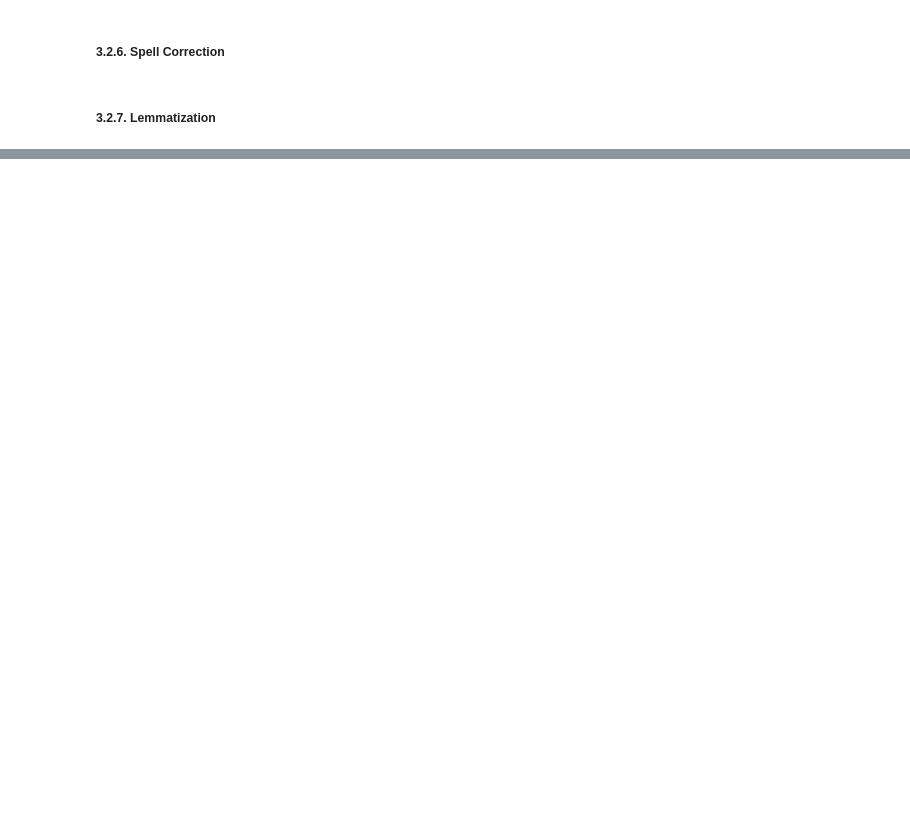
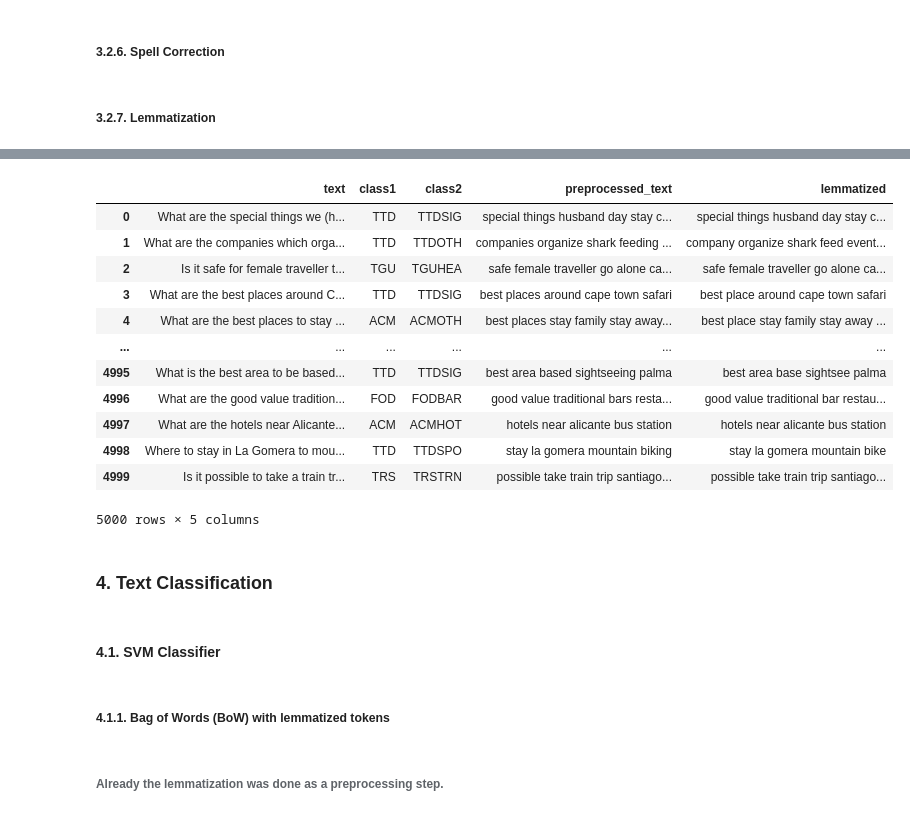
Before and after one commit to tsj1992/CS5616-NLP-A4, a Jupyter notebook: CS5616 - NLP - A4 - Text Classification.ipynb, the cells around one changed output, grey strips where cells are left out. Saved outputs shown, nothing was run; the diff lists cells and outputs as text; code cells hidden in the pictures; blank space fills up the shorter version.

```diff
--- a/CS5616 - NLP - A4 - Text Classification.ipynb
+++ b/CS5616 - NLP - A4 - Text Classification.ipynb
@@ -336,0 +351,24 @@ Name: lemmatized, Length: 5000, dtype: object
+# %%
+df
+# %% [output]
+|  | text | class1 | class2 | preprocessed_text | lemmatized |
+| 0 | What are the special things we (h... | TTD | TTDSIG | special things husband day stay c... | special things husband day stay c... |
+| 1 | What are the companies which orga... | TTD | TTDOTH | companies organize shark feeding ... | company organize shark feed event... |
+| 2 | Is it safe for female traveller t... | TGU | TGUHEA | safe female traveller go alone ca... | safe female traveller go alone ca... |
+| 3 | What are the best places around C... | TTD | TTDSIG | best places around cape town safari | best place around cape town safari |
+| 4 | What are the best places to stay ... | ACM | ACMOTH | best places stay family stay away... | best place stay family stay away ... |
+| ... | ... | ... | ... | ... | ... |
+| 4995 | What is the best area to be based... | TTD | TTDSIG | best area based sightseeing palma | best area base sightsee palma |
+| 4996 | What are the good value tradition... | FOD | FODBAR | good value traditional bars resta... | good value traditional bar restau... |
+| 4997 | What are the hotels near Alicante... | ACM | ACMHOT | hotels near alicante bus station | hotels near alicante bus station |
+| 4998 | Where to stay in La Gomera to mou... | TTD | TTDSPO | stay la gomera mountain biking | stay la gomera mountain bike |
+| 4999 | Is it possible to take a train tr... | TRS | TRSTRN | possible take train trip santiago... | possible take train trip santiago... |
+5000 rows × 5 columns
+# %% [markdown]
+### 4. Text Classification
+# %% [markdown]
+#### 4.1. SVM Classifier
+# %% [markdown]
+##### 4.1.1. Bag of Words (BoW) with lemmatized tokens
+# %% [markdown]
+###### Already the lemmatization was done as a preprocessing step.
```
Also changed, not shown: parts of 115 cells of this notebook, 1 other file.
